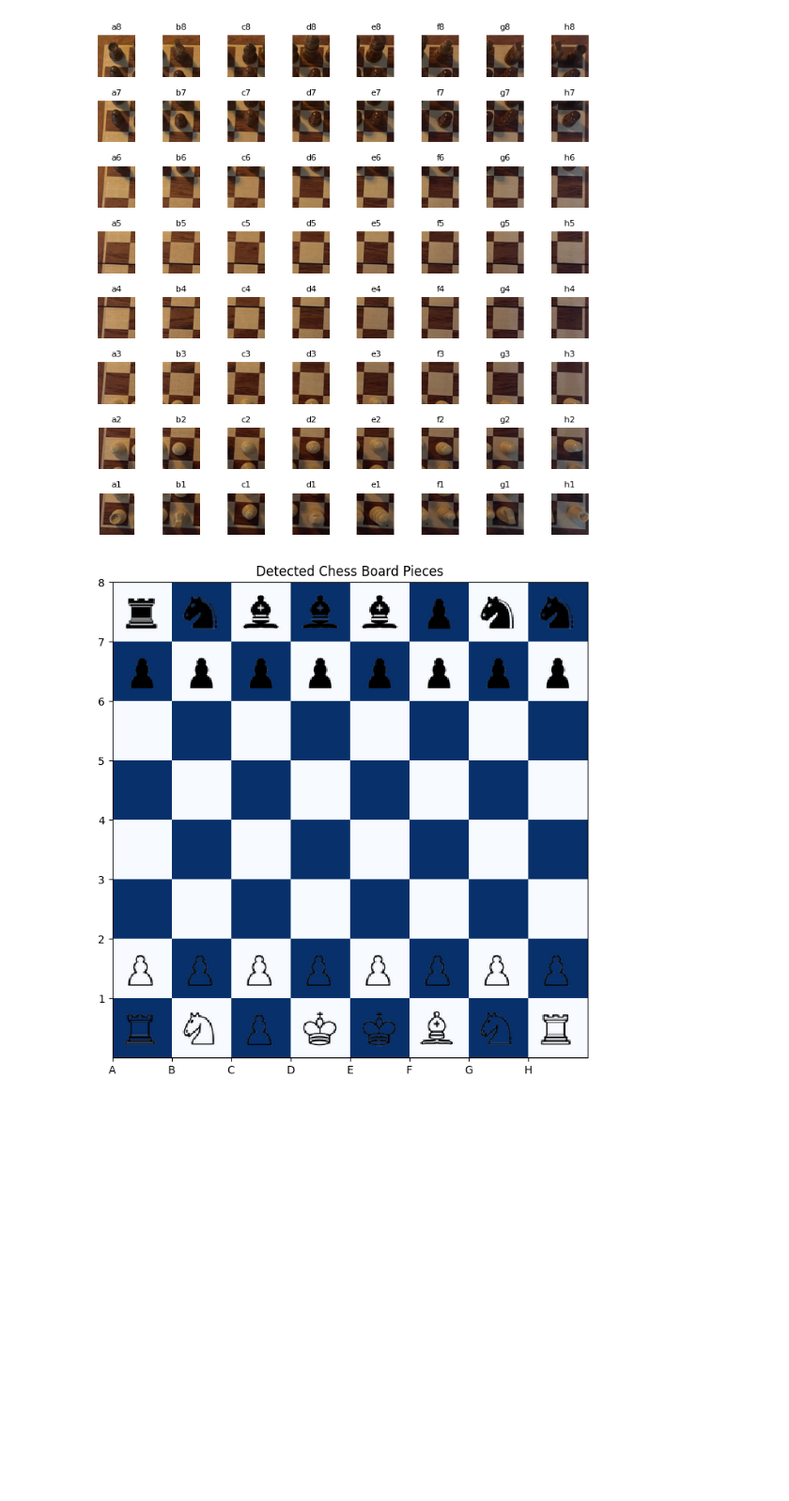
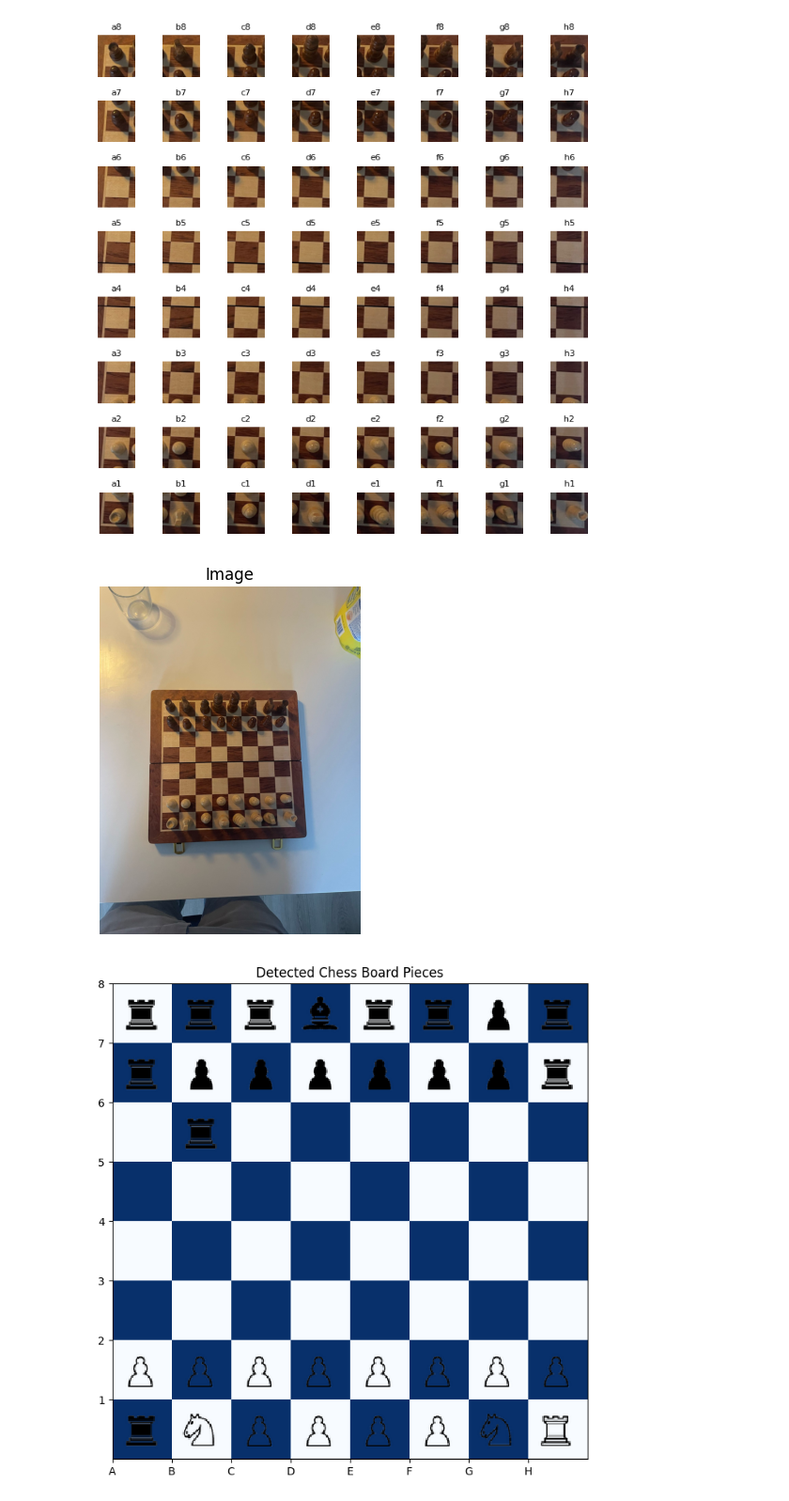
Before and after one commit to louislhotte/chess-computer-vision, a Jupyter notebook: app_v2.ipynb, the cells around one changed output. Shown at 94% size. Saved outputs shown, nothing was run; the diff lists cells and outputs as text; code cells hidden in the pictures; blank space fills up the shorter version.

```diff
--- a/app_v2.ipynb
+++ b/app_v2.ipynb
@@ -227,9 +227,12 @@ def avg_extended_lines(lines, image, threshold=30):
         if (x1, y1, x2, y2) not in merged:
             to_merge = [(x1, y1, x2, y2)]
             for x3, y3, x4, y4 in extented_lines:
-                if (x3, y3, x4, y4) not in merged and (x3, y3, x4, y4) not in to_merge:
-                    if math.dist((x1, y1), (x3, y3)) < threshold and math.dist((x2, y2), (x4, y4)) < threshold:
+                if (x3, y3, x4, y4) not in merged:
+                    if (math.dist((x1, y1), (x3, y3)) < threshold and math.dist((x2, y2), (x4, y4)) < threshold):
                         to_merge.append((x3, y3, x4, y4))
+                    elif (math.dist((x1, y1), (x4, y4)) < threshold and math.dist((x2, y2), (x3, y3)) < threshold):
+                        to_merge.append((x4, y4, x3, y3))
+
 
             # Moyenne des points des lignes fusionnées
             avg_x1 = sum(x[0] for x in to_merge) // len(to_merge)
@@ -575,25 +578,15 @@ def cosine_similarity(a, b):
     return torch.nn.functional.cosine_similarity(a.unsqueeze(0), b.unsqueeze(0)).item()
 
 # --- Compare each square to references ---
-def classify_board_cells(cell_images, reference_embeddings, top_k=3):
+def classify_board_cells(cell_images, reference_embeddings):
     results = []
     for img in cell_images:
         emb = get_embedding(img)
         similarities = {
             label: cosine_similarity(emb, ref_emb) for label, ref_emb in reference_embeddings.items()
         }
-        top_k_items = sorted(similarities.items(), key=lambda x: x[1], reverse=True)[:top_k]
-        top_k_labels = [label for label, _ in top_k_items]
-
-        label_counts = Counter(top_k_labels)
-        most_common = label_counts.most_common(1)[0]
-
-        if most_common[1] > 1:
-            final_label = most_common[0]
-        else:
-            final_label = top_k_labels[0]
-
-        results.append(final_label)
+        best_match = max(similarities, key=similarities.get)
+        results.append(best_match)
     return results
 
 # --- Chess notation helper ---
@@ -725,10 +720,12 @@ show_cells(board_mapping, fig_length=7, fig_height=7)
 # %% [output]
 [figure]
 # %%
+show_image_rgb(image)
 asset_folder = "./assets"
 cells = extract_labeled_cells_from_dict(board_mapping)
 reference_embeddings = load_reference_embeddings(asset_folder)
-classified_labels = classify_board_cells(cells, reference_embeddings, top_k=3)
+classified_labels = classify_board_cells(cells, reference_embeddings)
 visualize_board(classified_labels)
 # %% [output]
-[figure, old version]
+[figure, new version]
+[figure, added]
```
Also changed, not shown: parts of 4 cells of this notebook.
